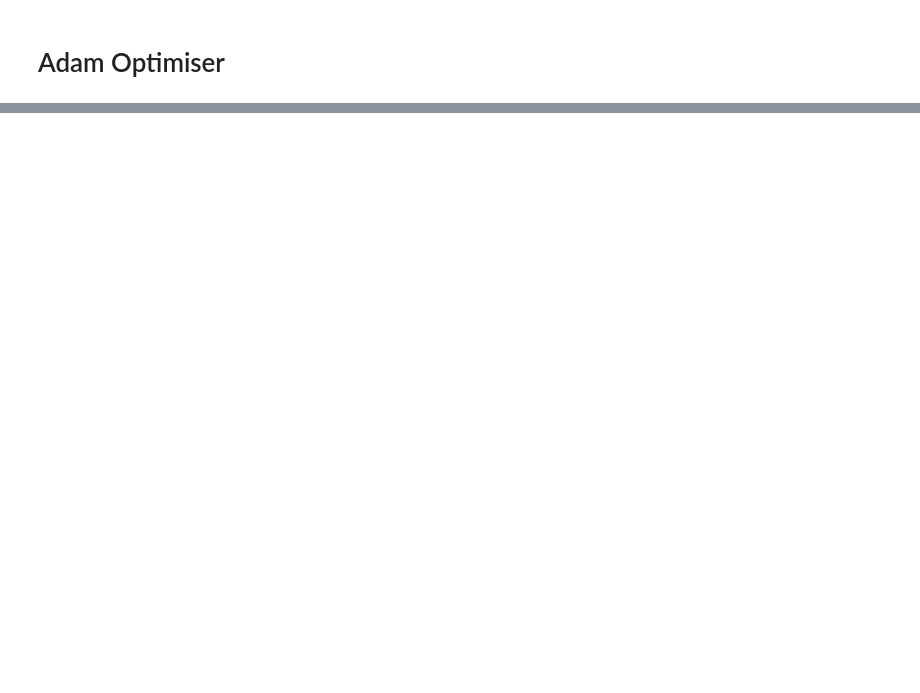
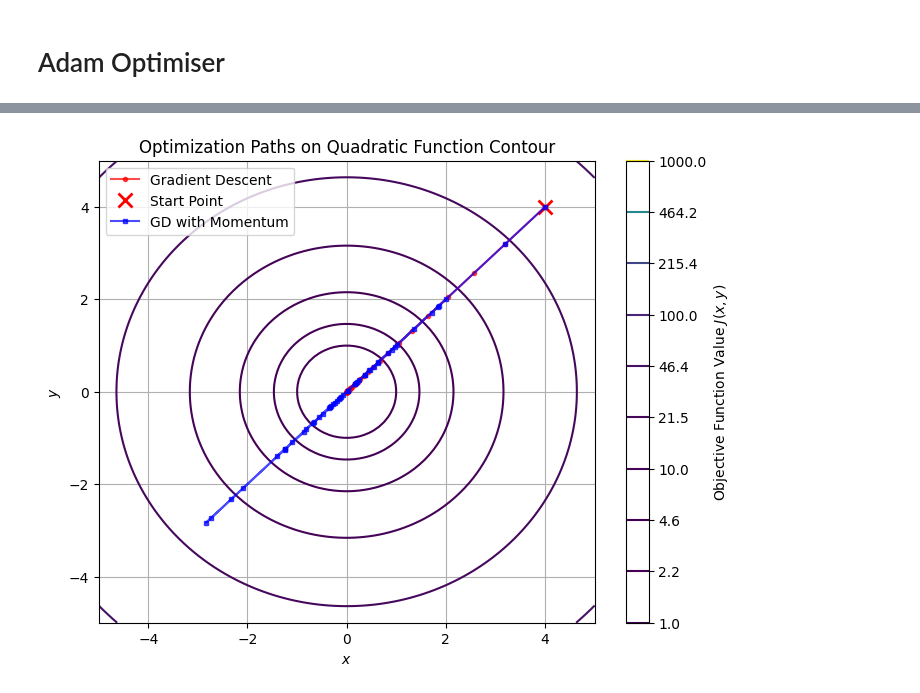
Before and after one commit to me5m7/System-Software-lab, a Jupyter notebook: Approximating_Quadratic_Function.ipynb, the cells around one changed output, grey strips where cells are left out. Saved outputs shown, nothing was run; the diff lists cells and outputs as text; code cells hidden in the pictures; blank space fills up the shorter version.

```diff
--- a/Approximating_Quadratic_Function.ipynb
+++ b/Approximating_Quadratic_Function.ipynb
@@ -248,0 +226,83 @@ plt.show()
+# %%
+import numpy as np
+import matplotlib.pyplot as plt
+
+def objective_function(x, y):
+    return x**2 + y**2
+
+def gradient(x, y):
+    grad_x = 2 * x
+    grad_y = 2 * y
+    return np.array([grad_x, grad_y])
+
+x_start, y_start = 4.0, 4.0
+initial_position = np.array([x_start, y_start])
+learning_rate = 0.1
+momentum_beta = 0.9
+iterations = 50
+
+paths_gd = [initial_position]
+losses_gd = [objective_function(x_start, y_start)]
+paths_momentum = [initial_position]
+losses_momentum = [objective_function(x_start, y_start)]
+
+position_gd = initial_position.copy()
+for i in range(iterations):
+    grad = gradient(position_gd[0], position_gd[1])
+    position_gd = position_gd - learning_rate * grad
+    paths_gd.append(position_gd)
+    losses_gd.append(objective_function(position_gd[0], position_gd[1]))
+
+paths_gd = np.array(paths_gd)
+
+position_momentum = initial_position.copy()
+velocity = np.array([0.0, 0.0])
+
+for i in range(iterations):
+    grad = gradient(position_momentum[0], position_momentum[1])
+    velocity = momentum_beta * velocity + grad
+    position_momentum = position_momentum - learning_rate * velocity
+
+    paths_momentum.append(position_momentum)
+    losses_momentum.append(objective_function(position_momentum[0], position_momentum[1]))
+
+paths_momentum = np.array(paths_momentum)
+
+plt.figure(figsize=(8, 6))
+
+x = np.linspace(-5, 5, 100)
+y = np.linspace(-5, 5, 100)
+X, Y = np.meshgrid(x, y)
+Z = objective_function(X, Y)
+
+plt.contour(X, Y, Z, levels=np.logspace(0, 3, 10), cmap='viridis')
+plt.colorbar(label='Objective Function Value $J(x, y)$')
+
+plt.plot(paths_gd[:, 0], paths_gd[:, 1], 'r-o', label='Gradient Descent', markersize=3, alpha=0.7)
+plt.plot(paths_gd[0, 0], paths_gd[0, 1], 'rx', label='Start Point', markersize=10, mew=2)
+
+plt.plot(paths_momentum[:, 0], paths_momentum[:, 1], 'b-s', label='GD with Momentum', markersize=3, alpha=0.7)
+
+plt.xlabel('$x$')
+plt.ylabel('$y$')
+plt.title('Optimization Paths on Quadratic Function Contour')
+plt.legend()
+plt.grid(True)
+plt.show()
+
+plt.figure(figsize=(8, 6))
+iterations_list = np.arange(iterations + 1)
+
+plt.plot(iterations_list, losses_gd, 'r-', label='Gradient Descent')
+
+plt.plot(iterations_list, losses_momentum, 'b-', label='GD with Momentum')
+
+plt.xlabel('Iteration')
+plt.ylabel('Loss Value $J(x, y)$')
+plt.title('Convergence Curve (Loss vs. Iteration)')
+plt.yscale('log')
+plt.legend()
+plt.grid(True, which="both", ls="--", linewidth=0.5)
+plt.show()
+# %% [output]
+[figure, added]
```
Also changed, not shown: parts of 5 cells of this notebook.
